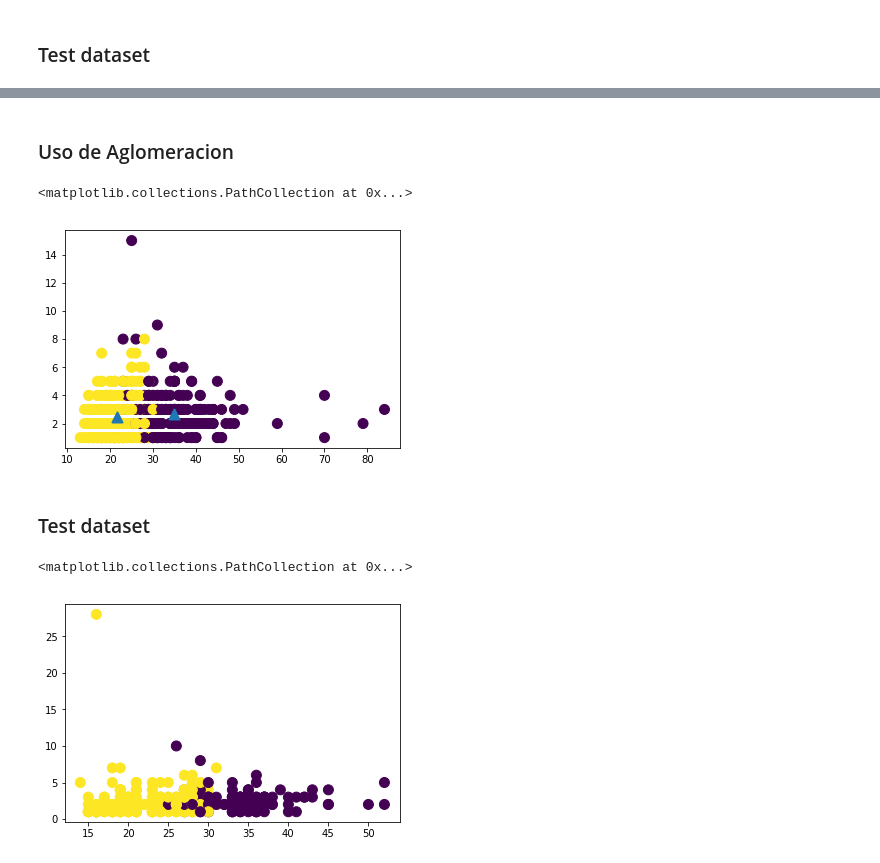
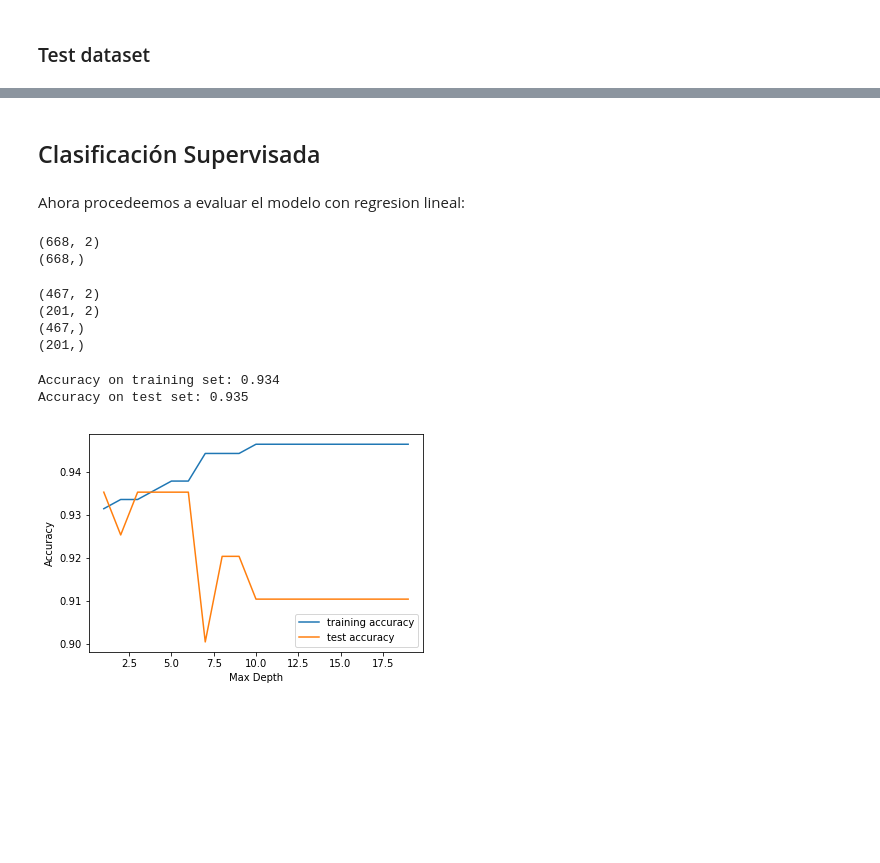
Before and after one commit to pcalderong/CervicalCancerNotebook, a Jupyter notebook: ProyectoDM.ipynb, the cells around one changed output, grey strips where cells are left out. Drawn from its saved outputs; the diff is of its cells as text; code cells hidden in the pictures; blank space fills up the shorter version.

```diff
--- a/ProyectoDM.ipynb
+++ b/ProyectoDM.ipynb
@@ -202,22 +193,47 @@ plt.scatter(test.values[:, 0], test.values[:, 1], c=k_class_test_result, s=100)
-# %% [markdown]
-### Uso de Aglomeracion
-# %%
-from sklearn.cluster import AgglomerativeClustering
-agg = AgglomerativeClustering(n_clusters=2)
-agg_class_result = agg.fit_predict(train)
-plt.scatter(train.values[:, 0], train.values[:, 1], c=agg_class_result, s=100)
-plt.scatter(kmeans.cluster_centers_[:, 0], kmeans.cluster_centers_[:, 1],
-marker='^', s=100, linewidth=2)
-# %% [output]
-<matplotlib.collections.PathCollection at 0x...>
-[figure, removed]
-# %% [markdown]
-### Test dataset
-# %%
-from sklearn.cluster import AgglomerativeClustering
-agg = AgglomerativeClustering(n_clusters=2)
-agg_class_test_result = agg.fit_predict(test)
-plt.scatter(test.values[:, 0], test.values[:, 1], c=agg_class_test_result, s=100)
-# %% [output]
-<matplotlib.collections.PathCollection at 0x...>
-[figure, removed]
+# %% [markdown]
+## Clasificación Supervisada
+# %% [markdown]
+Ahora procedeemos a evaluar el modelo con regresion lineal:
+# %%
+X=cervicalCancer.drop('Biopsy',axis=1).values[:, :2]
+y=cervicalCancer['Biopsy']
+print(X.shape)
+print(y.shape)
+# %% [output]
+(668, 2)
+(668,)
+# %%
+X_train, X_test, y_train, y_test = train_test_split(X,y,test_size=0.3, random_state=4)
+datasets=[X_train, X_test, y_train, y_test]
+for i in datasets:
+    print(i.shape)
+# %% [output]
+(467, 2)
+(201, 2)
+(467,)
+(201,)
+# %%
+training_acc = []
+test_acc = []
+
+depth = range(1, 20)
+for d in depth:
+    tree = DecisionTreeClassifier(max_depth=d)
+    tree.fit(X_train, y_train)
+    training_acc.append(tree.score(X_train, y_train))
+    test_acc.append(tree.score(X_test, y_test))
+
+plt.plot(depth, training_acc, label="training accuracy")
+plt.plot(depth, test_acc, label="test accuracy")
+plt.ylabel("Accuracy")
+plt.xlabel("Max Depth")
+plt.legend()
+
+tree = DecisionTreeClassifier(max_depth=3)
+tree.fit(X_train, y_train)
+print("Accuracy on training set: {:.3f}".format(tree.score(X_train, y_train)))
+print("Accuracy on test set: {:.3f}".format(tree.score(X_test, y_test)))
+# %% [output]
+Accuracy on training set: 0.934
+Accuracy on test set: 0.935
+[figure, added]
```
Also changed, not shown: parts of 16 cells of this notebook.
